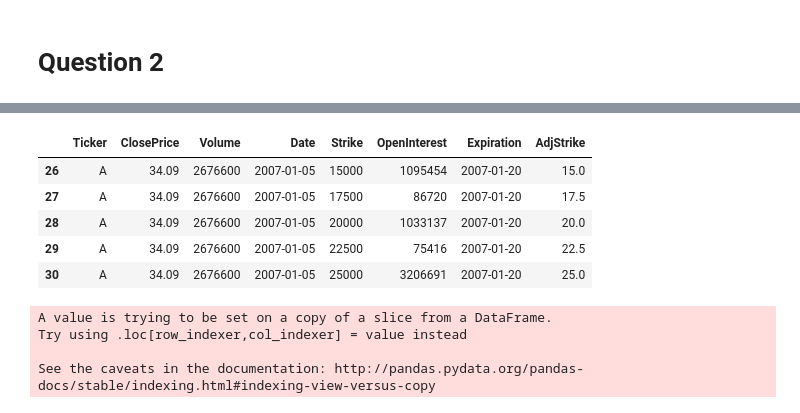
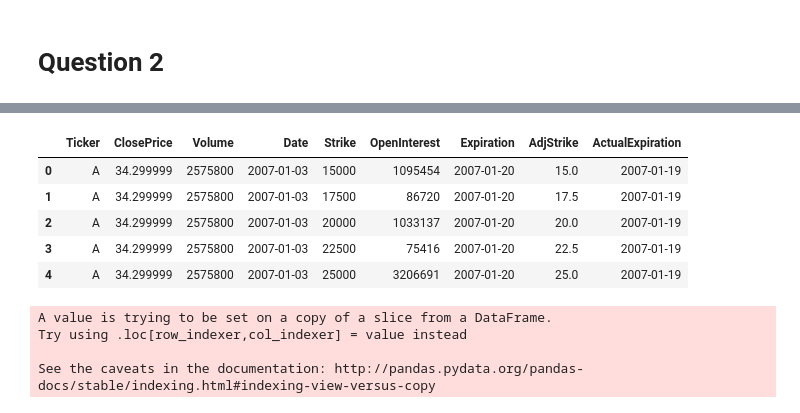
Before and after one commit to bspeice/experimental-finance, a Jupyter notebook: problem_set_4/Q2.ipynb, the cells around one changed output, grey strips where cells are left out. Saved outputs shown, nothing was run; the diff lists cells and outputs as text; code cells hidden in the pictures.

```diff
--- a/problem_set_4/Q2.ipynb
+++ b/problem_set_4/Q2.ipynb
@@ -24,31 +24,32 @@ q2a_data = pd.read_csv('q2a_data.csv',
                        parse_dates=['Date', 'Expiration'],
                        index_col=0)
 q2a_data['AdjStrike'] = q2a_data['Strike'] / 1000.
+q2a_data['ActualExpiration'] = q2a_data['Expiration'] - timedelta(days=1)
 # %%
 from datetime import datetime, timedelta
 from itertools import chain
 # Now, we've actually retrieved too much data.
 # We first want to filter down to things that are actually +/- 10 trading days
 # of an expiration. First, get all trading days, then build out all possible
 # days, then filter where date is in that list of possible days.
 def flatmap(f, items):
     return list(chain.from_iterable(map(f, items)))
 
 def trading_window(date):
     return [TradingDay(n) + date
-            for n in range(-10, 11)]
+            for n in range(-11, 11)]
 
-trading_days = flatmap(trading_window, q2a_data['Expiration'].unique())
+trading_days = flatmap(trading_window, q2a_data['ActualExpiration'].unique())
 
 q2a_valid_data = q2a_data[q2a_data['Date'].isin(trading_days)]
 q2a_valid_data.head()
 # %% [output]
-|  | Ticker | ClosePrice | Volume | Date | Strike | OpenInterest | Expiration | AdjStrike |
-| 26 | A | 34.09 | 2676600 | 2007-01-05 | 15000 | 1095454 | 2007-01-20 | 15.0 |
-| 27 | A | 34.09 | 2676600 | 2007-01-05 | 17500 | 86720 | 2007-01-20 | 17.5 |
-| 28 | A | 34.09 | 2676600 | 2007-01-05 | 20000 | 1033137 | 2007-01-20 | 20.0 |
-| 29 | A | 34.09 | 2676600 | 2007-01-05 | 22500 | 75416 | 2007-01-20 | 22.5 |
-| 30 | A | 34.09 | 2676600 | 2007-01-05 | 25000 | 3206691 | 2007-01-20 | 25.0 |
+|  | Ticker | ClosePrice | Volume | Date | Strike | OpenInterest | Expiration | AdjStrike | ActualExpiration |
+| 0 | A | 34.299999 | 2575800 | 2007-01-03 | 15000 | 1095454 | 2007-01-20 | 15.0 | 2007-01-19 |
+| 1 | A | 34.299999 | 2575800 | 2007-01-03 | 17500 | 86720 | 2007-01-20 | 17.5 | 2007-01-19 |
+| 2 | A | 34.299999 | 2575800 | 2007-01-03 | 20000 | 1033137 | 2007-01-20 | 20.0 | 2007-01-19 |
+| 3 | A | 34.299999 | 2575800 | 2007-01-03 | 22500 | 75416 | 2007-01-20 | 22.5 | 2007-01-19 |
+| 4 | A | 34.299999 | 2575800 | 2007-01-03 | 25000 | 3206691 | 2007-01-20 | 25.0 | 2007-01-19 |
 # %%
 # Now comes the fun part. Currently we have all strikes,
 # and we essentially want to filter this down to only ATM strikes.
```
Also changed, not shown: parts of 26 cells of this notebook, 1 other file.
